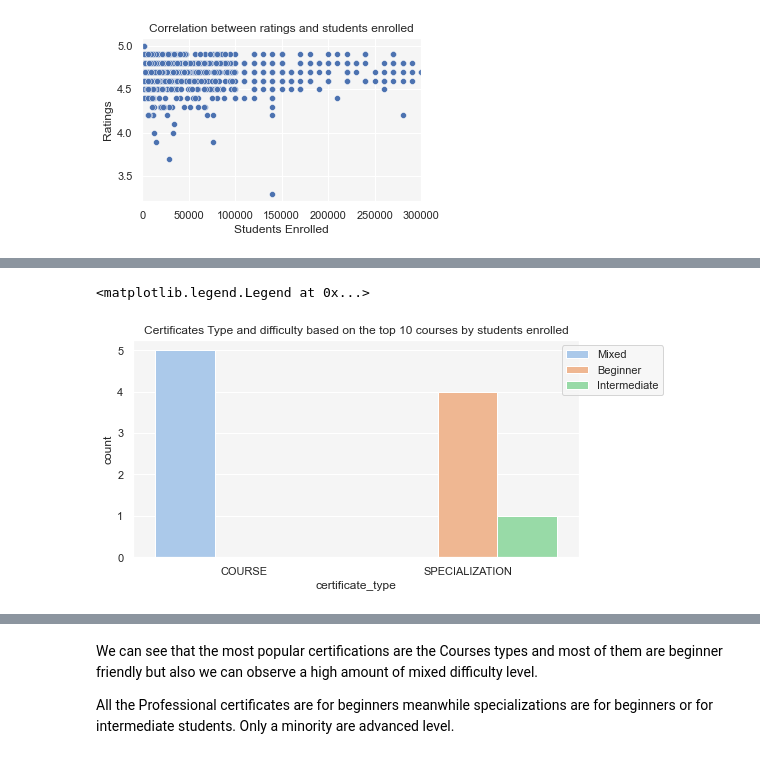
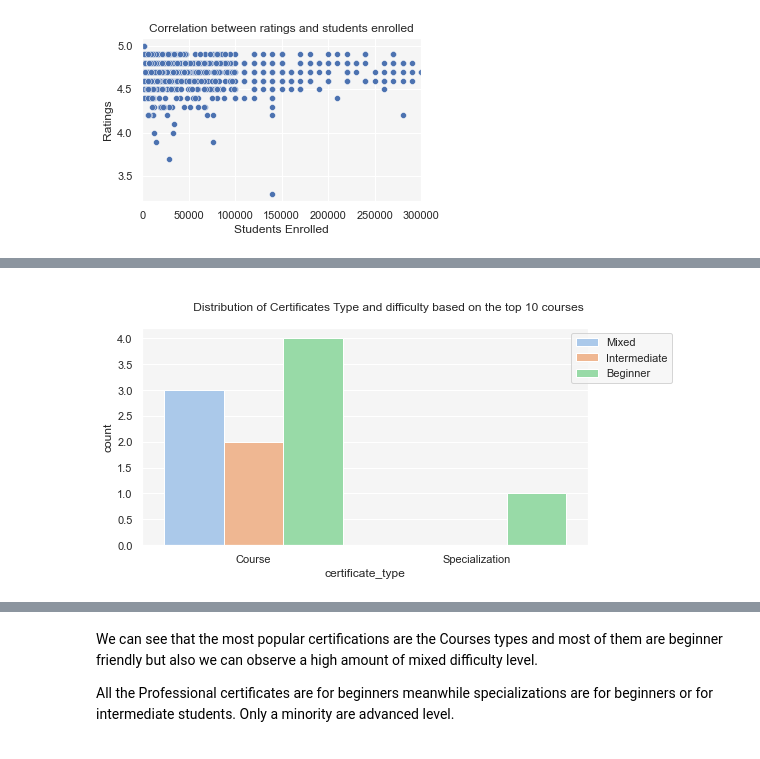
Before and after one commit to patosorio/Coursera-course-analysis, a Jupyter notebook: Coursera Course Analysis.ipynb, the cells around one changed output, grey strips where cells are left out. Drawn from its saved outputs; the diff is of its cells as text; code cells hidden in the pictures.

```diff
--- a/Coursera Course Analysis.ipynb
+++ b/Coursera Course Analysis.ipynb
@@ -341,12 +280,0 @@ plt.show()
-# %%
-fig = plt.figure(figsize=(8,4))
-sns.set(font_scale=1.5)
-sns.set(rc={'axes.facecolor':'whitesmoke'})
-
-sns.boxplot(x=df["students_enrolled"], y=df["certificate_type"], color='lightblue')
-plt.title("Distribution of courses difficulty based on students enrolled")
-plt.xlabel("Ratings")
-plt.xlim(0.0, 600000)
-
-fig.tight_layout()
-plt.show()
@@ -383,14 +308,0 @@ The correlation between rating and students_enrolled is very low. The courses wi
-# %%
-hist_data = df['rating'].values
-
-fig = plt.figure(figsize=(10,5))
-
-sns.set(font_scale=1.5)
-sns.set(rc={'axes.facecolor':'whitesmoke'})
-sns.kdeplot(data=hist_data, color="lightblue")
-
-plt.title("Density of Ratings")
-plt.xlabel("Ratings")
-
-fig.tight_layout()
-plt.show()
@@ -436,7 +346,7 @@ The most rated courses with higher number of students enroll tend to be COURSES
 # %%
-# What courses has the most students enrolled?
-top_courses_num_students = df[df['students_enrolled'] >= 100000].sort_values(by='students_enrolled',
-                                                                             ascending=False).head(10)
-top_courses_num_students
+# Checking top 10 courses as per higher number of students enrolled and highest ratings
+top_courses = df[df['rating'] >= 4.9].sort_values(by='students_enrolled',
+                                                   ascending=False).head(10)
+top_courses
 # %% [output]
 |  | title | organization | certificate_type | rating | difficulty | students_enrolled |
@@ -453,14 +363,16 @@ top_courses_num_students
 # %%
-# Visualizing certificates and difficulties level for the top 10 courses based on max
-# number of students enrolled
+# Visualizing certificates and difficulties level for the top 10 courses
 
 sns.set(rc={'figure.figsize':(8, 4), 'axes.facecolor':'whitesmoke',})
-sns.countplot(data=top_courses_num_students,
+sns.countplot(data=top_courses,
               x='certificate_type', palette="pastel",
-              hue='difficulty').set(title="Certificates Type and difficulty based on the top 10 courses by students enrolled")
+              hue='difficulty').set(title="""
+              Distribution of Certificates Type and difficulty based on the top 10 courses
+              """)
 
 # Place legend to the right
 plt.legend(loc='upper right', bbox_to_anchor=(1.2, 1.0))
+fig.tight_layout()
+plt.show()
 # %% [output]
-<matplotlib.legend.Legend at 0x...>
-[figure, old version]
+[figure, new version]
```
Also changed, not shown: parts of 48 cells of this notebook.
